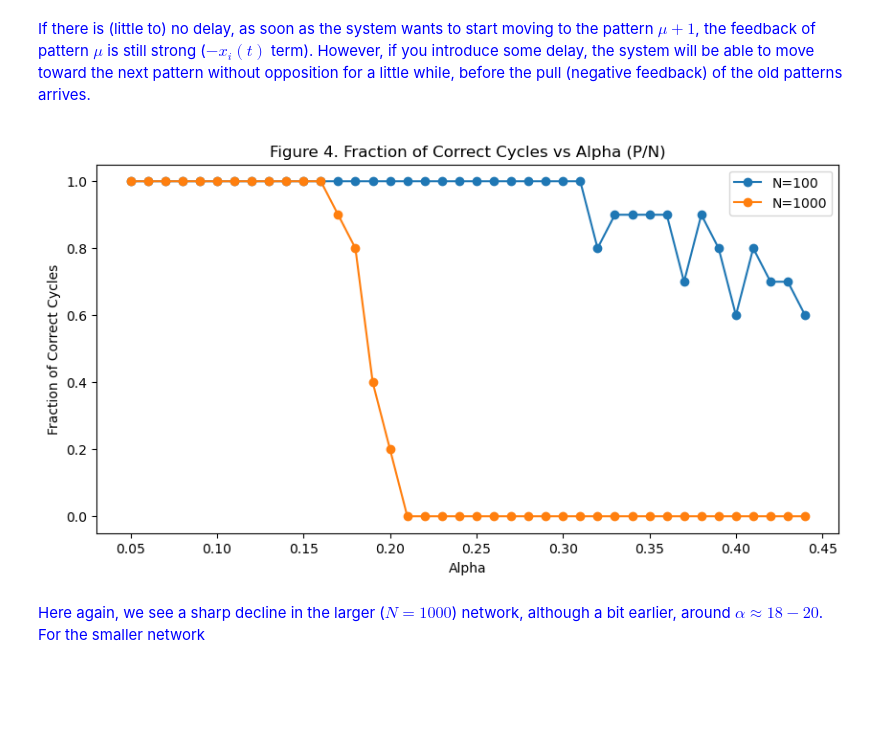
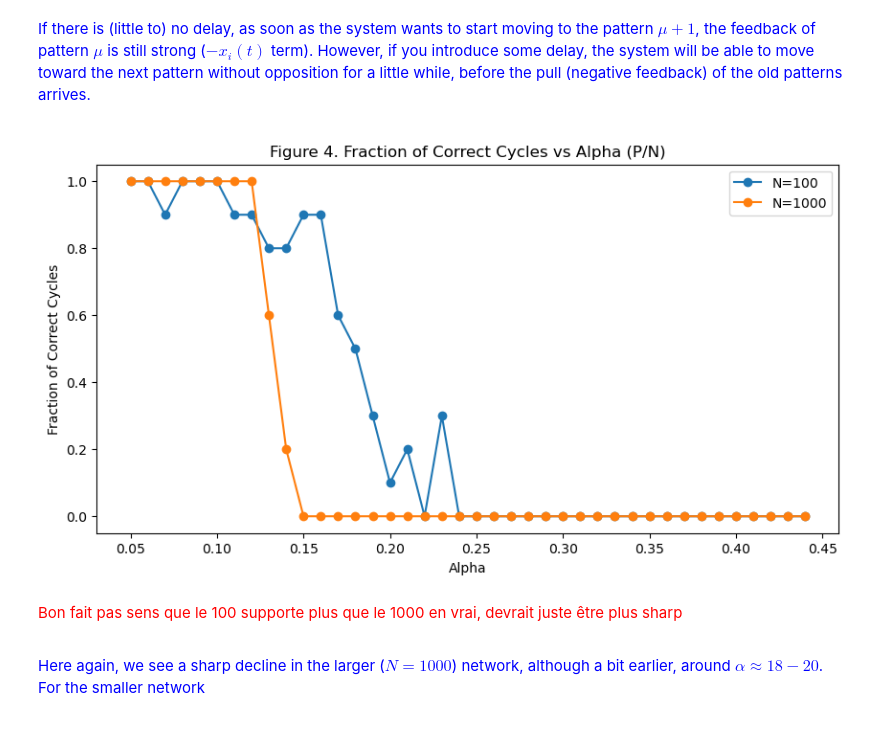
Before and after one commit to maverest/NX_465_mini_project, a Jupyter notebook: NX_465_mini_project.ipynb, the cells around one changed output. Saved outputs shown, nothing was run; the diff lists cells and outputs as text; code cells hidden in the pictures; blank space fills up the shorter version.

```diff
--- a/NX_465_mini_project.ipynb
+++ b/NX_465_mini_project.ipynb
@@ -616,7 +616,7 @@ def simulation_continuous(P = 10, N = 100, beta = 4.0, plot = True, tau = 5.0, t
                             print("1 Early stopping itt: {} | Cycle not retreived in correct order {} -> {}".format(k,previous_m, max_overlap))
                         break
 
-                if max_overlap == previous_m or max_overlap == previous_m + 1 :
+                if (max_overlap == previous_m or max_overlap == previous_m + 1) and (m_delay[max_overlap] < 0.7) : #!Check for amplitude, 0.7 being a threshold
                     previous_m = max_overlap
                     if k == n_steps - 1 :
                         retreived = True
@@ -686,37 +686,49 @@ If there is (little to) no delay, as soon as the system wants to start moving to
 def get_frac_retrieved_cycles_vs_alpha_continuous(N,eval_per_a=10,alphas=np.arange(0.05, 0.45, 0.01),verbose=False):
 
 
     retrieved_frac = {}
     for a in tqdm.tqdm(alphas, desc=f"Alphas (N={N})"):
         correct_cycle = 0
         for _ in range(eval_per_a):
             P = int(N * a)
-            T= 2*P
+
+            #? 10 being tau_delay
+            T = 2 * P * 10.0 #T= 2*P #? TYPO DANS L'ENONCE ?
             _, _, _, retrieved = simulation_continuous(
-                P=P, N=N, beta=4, plot=False, control_cycle=True, verbose=verbose, T=T, tau_delay = 10.0
-            )
+                P=P,
+                N=N,
+                beta=4,
+                plot=False,
+                control_cycle=True,
+                verbose=verbose,
+                T=T,
+                tau_delay = 10.0)
             if retrieved:
                 correct_cycle += 1
         retrieved_frac[a] = correct_cycle / eval_per_a
 
     x = sorted(retrieved_frac.keys())
     y = [retrieved_frac[k] for k in x]
     return x, y
 
 
 x_100, y_100 = get_frac_retrieved_cycles_vs_alpha_continuous(N=100)
 x_1000, y_1000 = get_frac_retrieved_cycles_vs_alpha_continuous(N=1000)
 
 plt.figure(figsize=(10, 5))
 plt.plot(x_100,  y_100,  marker='o', label='N=100')
 plt.plot(x_1000, y_1000, marker='o', label='N=1000')
 plt.title('Figure 4. Fraction of Correct Cycles vs Alpha (P/N)')
 plt.xlabel('Alpha')
 plt.ylabel('Fraction of Correct Cycles')
 plt.legend()
 plt.show()
 # %% [output]
-[figure, old version]
+[figure, new version]
+# %% [markdown]
+<span style="color:red">
+
+Bon fait pas sens que le 100 supporte plus que le 1000 en vrai, devrait juste être plus sharp
 # %% [markdown]
 <span style="color:blue">
 
```
